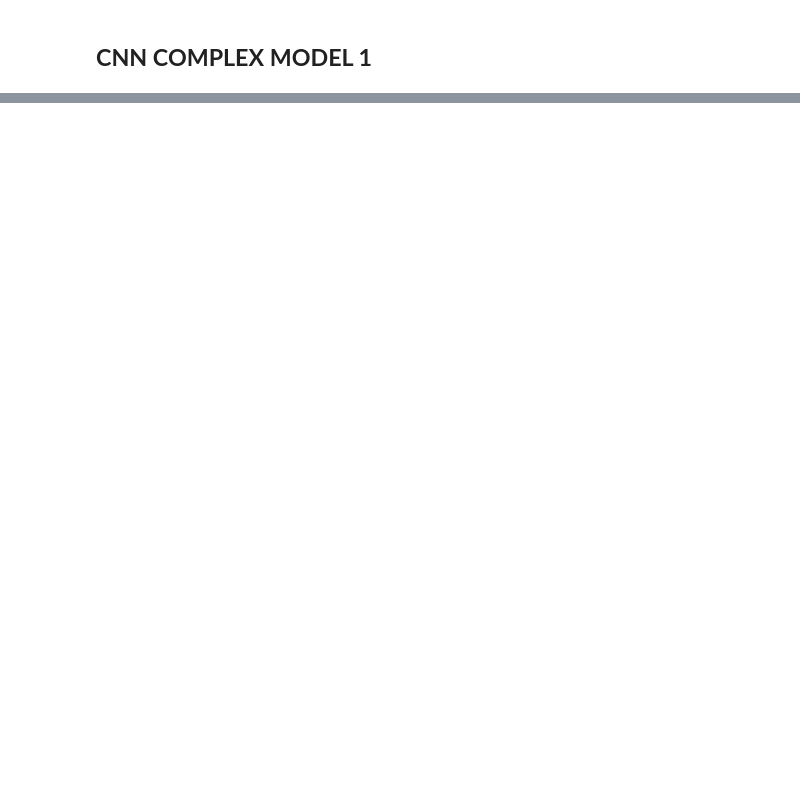
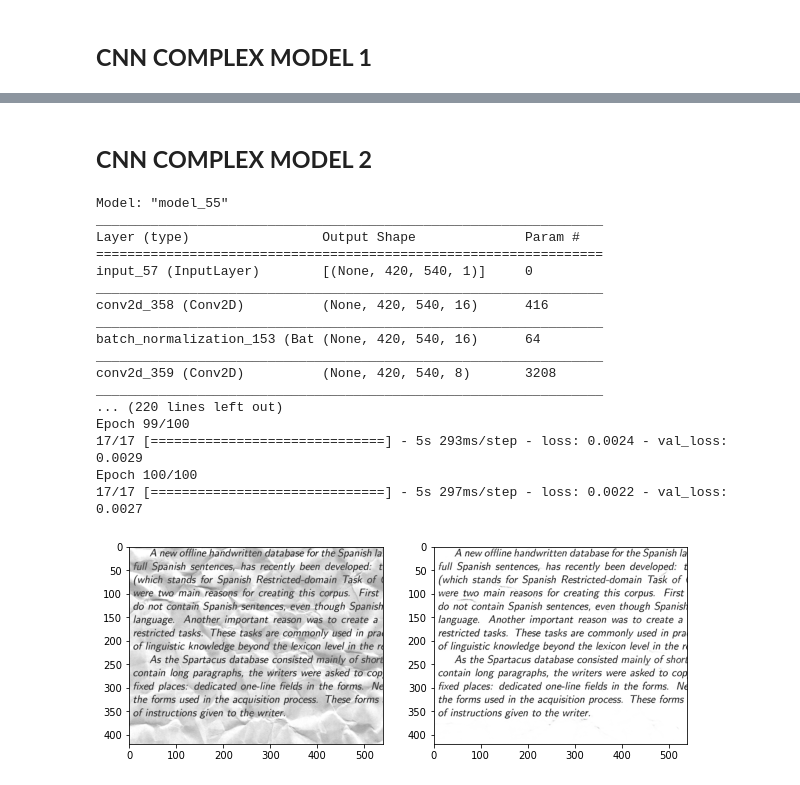
Before and after one commit to Anish-AV/Autoencoder, a Jupyter notebook: Reconstruct_corrupted_text.ipynb, the cells around one changed output, grey strips where cells are left out. Drawn from its saved outputs; the diff is of its cells as text; code cells hidden in the pictures; blank space fills up the shorter version.

```diff
--- a/Reconstruct_corrupted_text.ipynb
+++ b/Reconstruct_corrupted_text.ipynb
@@ -186,0 +253,63 @@ Epoch 100/100
+# %% [markdown]
+## **CNN COMPLEX MODEL 2**
+# %%
+#Datagen= ImageDataGenerator(featurewise_center=True,featurewise_std_normalization=True,rotation_range=20,width_shift_range=0.2,height_shift_range=0.2,horizontal_flip=True)
+#Building our autoencoder
+def build_autoenocder():
+    input_img = tf.keras.layers.Input(shape=(420, 540, 1)) # adapt this if using `channels_first` image data format
+
+
+    x = tf.keras.layers.Conv2D(16, (5, 5), activation='relu', padding='same')(input_img)
+    x = tf.keras.layers.BatchNormalization()(x)
+    #x = tf.keras.layers.MaxPooling2D((2, 2), padding='same')(x)
+    x = tf.keras.layers.Conv2D(8, (5, 5), activation='relu', padding='same')(x)
+    x = tf.keras.layers.BatchNormalization()(x)
+    x = tf.keras.layers.Dense(16, activation='relu')(x)
+    encoded = tf.keras.layers.MaxPooling2D((2, 2), padding='same')(x)
+
+    # at this point the representation is (4, 4, 8) i.e. 128-dimensional
+
+    x = tf.keras.layers.Conv2D(8, (5, 5), activation='relu', padding='same')(encoded)
+    x = tf.keras.layers.BatchNormalization()(x)
+    #x = tf.keras.layers.UpSampling2D((2, 2))(x)
+    x = tf.keras.layers.Conv2D(8, (5, 5), activation='relu', padding='same')(x)
+    x = tf.keras.layers.BatchNormalization()(x)
+    x = tf.keras.layers.UpSampling2D((2, 2))(x)
+    x = tf.keras.layers.Dense(16, activation='relu')(x)
+    decoded = tf.keras.layers.Conv2D(1, (3, 3), activation='sigmoid', padding='same')(x)
+
+
+    autoencoder = tf.keras.models.Model(input_img, decoded)
+    autoencoder.compile(optimizer='adam', loss='mse')
+    return autoencoder
+autoencoder = build_autoenocder()
+autoencoder.summary()
+
+# Train your model
+#autoencoder.fit_generator(Datagen.flow(X_train, y_train, batch_size=8),steps_per_epoch=len(x_train) / 8, validation_data=(X_valid, y_valid), epochs=100)
+autoencoder.fit(X_train, y_train, epochs=100, batch_size=8, validation_data=(X_valid, y_valid))
+predicted_label = autoencoder.predict(test)
+f, ax = plt.subplots(1,2, figsize=(10,10))
+
+ax[0].imshow(np.squeeze(test[1]),cmap='gray')
+ax[1].imshow(np.squeeze(predicted_label[1]),cmap='gray')
+plt.show()
+# %% [output]
+Model: "model_55"
+_________________________________________________________________
+Layer (type)                 Output Shape              Param #
+=================================================================
+input_57 (InputLayer)        [(None, 420, 540, 1)]     0
+_________________________________________________________________
+conv2d_358 (Conv2D)          (None, 420, 540, 16)      416
+_________________________________________________________________
+batch_normalization_153 (Bat (None, 420, 540, 16)      64
+_________________________________________________________________
+conv2d_359 (Conv2D)          (None, 420, 540, 8)       3208
+_________________________________________________________________
+... (220 lines left out)
+Epoch 99/100
+17/17 [==============================] - 5s 293ms/step - loss: 0.0024 - val_loss: 0.0029
+Epoch 100/100
+17/17 [==============================] - 5s 297ms/step - loss: 0.0022 - val_loss: 0.0027
+[figure, added]
```
Also changed, not shown: parts of 7 cells of this notebook.
